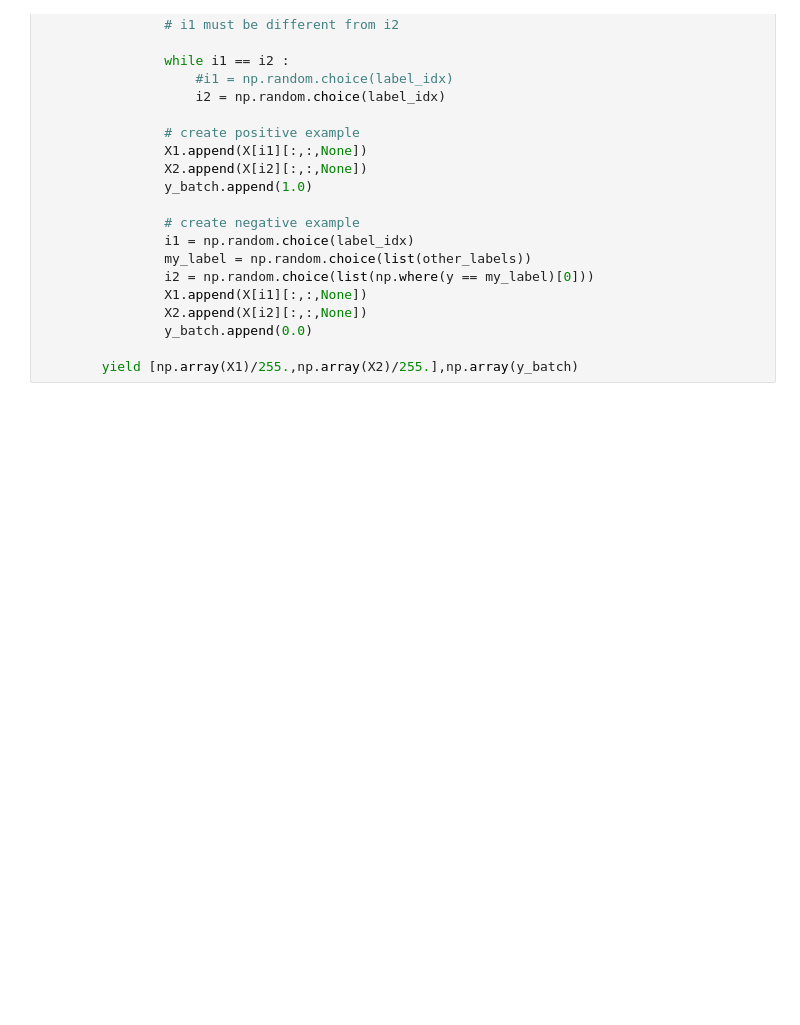
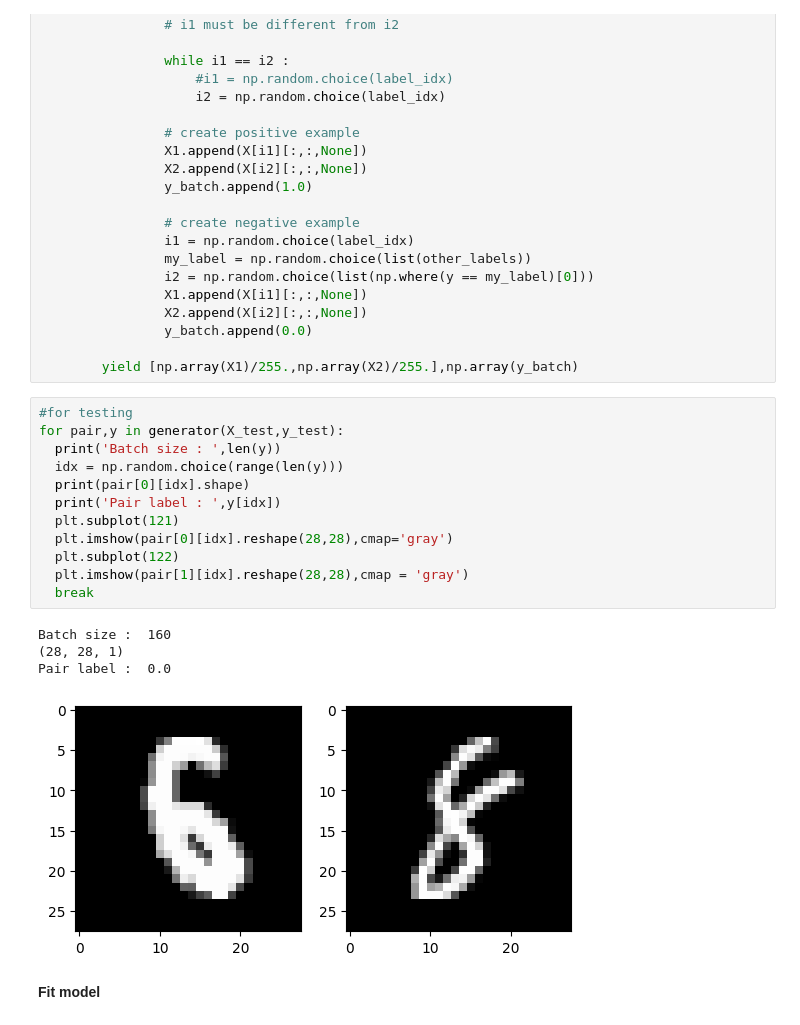
Before and after one commit to quangnd082/Machine-Learning, a Jupyter notebook: Siamese network/cnn_loss.ipynb, the cells around one changed output. Drawn from its saved outputs; the diff is of its cells as text; blank space fills up the shorter version.

```diff
--- a/Siamese network/cnn_loss.ipynb
+++ b/Siamese network/cnn_loss.ipynb
@@ -102,3 +104,22 @@ def generator(X,y,k=8):
                 y_batch.append(0.0)
 
         yield [np.array(X1)/255.,np.array(X2)/255.],np.array(y_batch)
+# %%
+#for testing
+for pair,y in generator(X_test,y_test):
+  print('Batch size : ',len(y))
+  idx = np.random.choice(range(len(y)))
+  print(pair[0][idx].shape)
+  print('Pair label : ',y[idx])
+  plt.subplot(121)
+  plt.imshow(pair[0][idx].reshape(28,28),cmap='gray')
+  plt.subplot(122)
+  plt.imshow(pair[1][idx].reshape(28,28),cmap = 'gray')
+  break
+# %% [output]
+Batch size :  160
+(28, 28, 1)
+Pair label :  0.0
+[figure, added]
+# %% [markdown]
+**Fit model**
```
Also changed, not shown: parts of 18 cells of this notebook, 1 other file.
